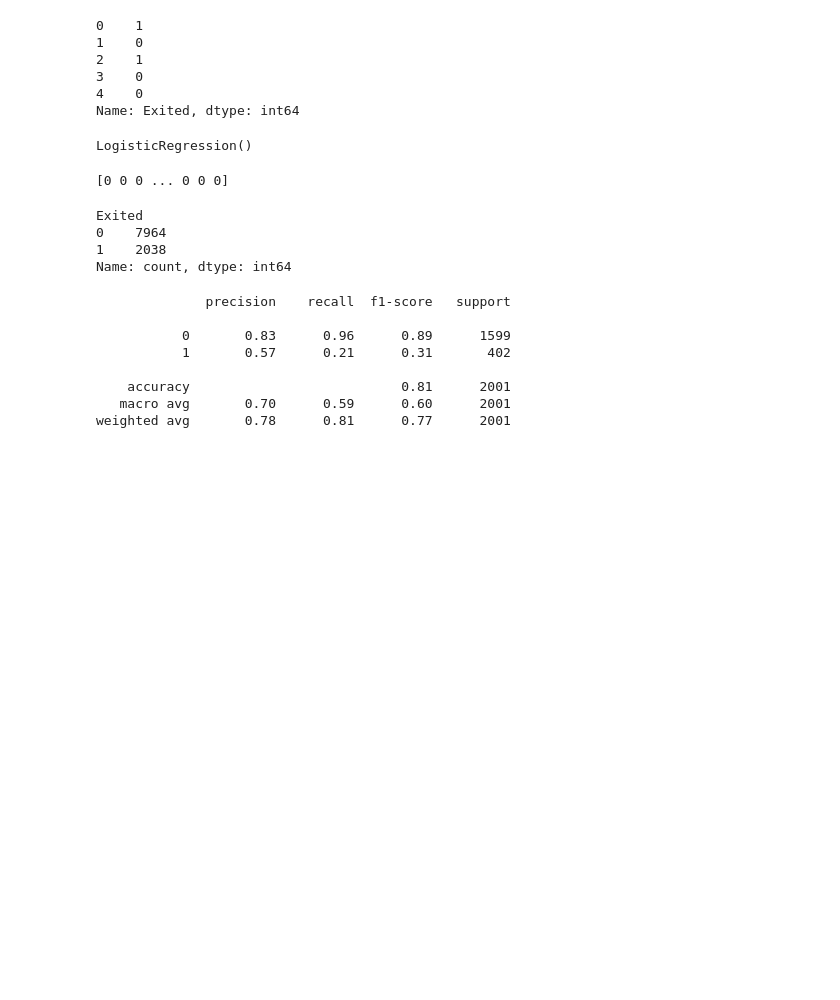
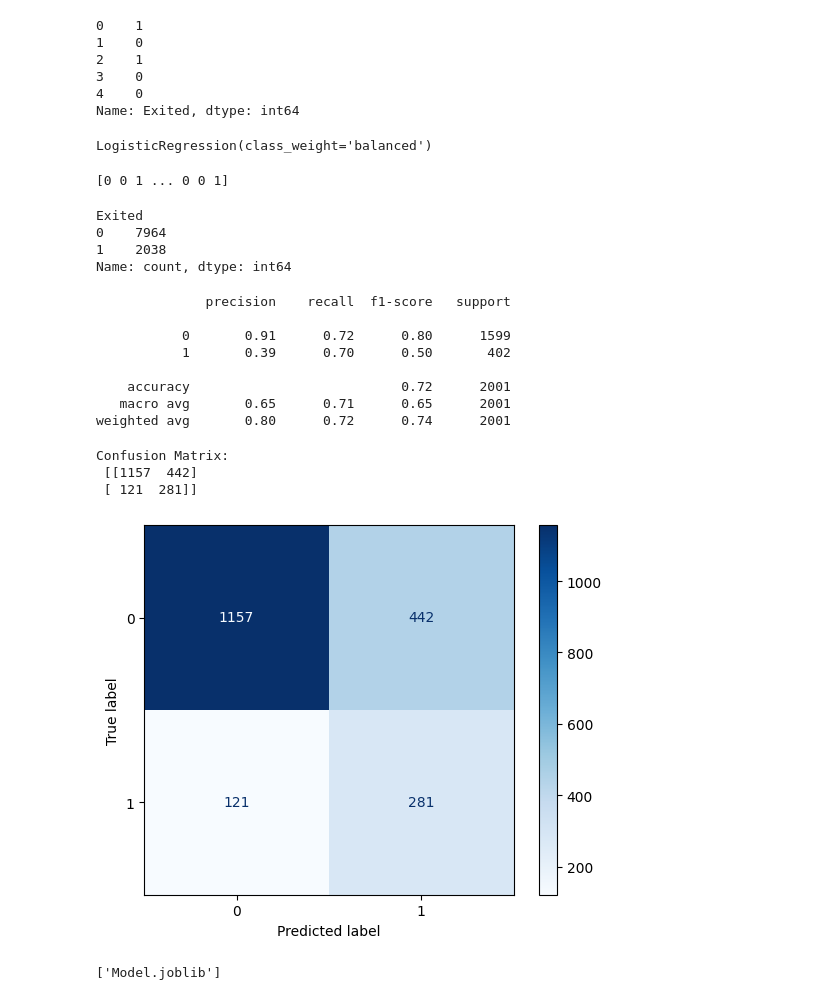
Before and after one commit to manan35122/Banking-Churn-Predictor-App, a Jupyter notebook: training.ipynb, the cells around one changed output. Cells and saved outputs as stored; diff of their text form; code cells hidden in the pictures; blank space fills up the shorter version.

```diff
--- a/training.ipynb
+++ b/training.ipynb
@@ -68,15 +71,15 @@ X = (X - X.mean()) / X.std()
 X_train,X_test,Y_train,Y_test = train_test_split(X,Y,test_size=0.2, random_state=42)
 
 
-model = LogisticRegression()
+model = LogisticRegression(class_weight="balanced")
 model.fit(X_train,Y_train)
 # %% [output]
-LogisticRegression()
+LogisticRegression(class_weight='balanced')
 # %%
 yp = model.predict(X_test)
 print(yp)
 # %% [output]
-[0 0 0 ... 0 0 0]
+[0 0 1 ... 0 0 1]
 # %%
 print(Y.value_counts())
 # %% [output]
@@ -85,14 +88,34 @@ Exited
 1    2038
 Name: count, dtype: int64
 # %%
-from sklearn.metrics import classification_report
+
 print(classification_report(Y_test, yp))
 # %% [output]
               precision    recall  f1-score   support
 
-           0       0.83      0.96      0.89      1599
-           1       0.57      0.21      0.31       402
+           0       0.91      0.72      0.80      1599
+           1       0.39      0.70      0.50       402
 
-    accuracy                           0.81      2001
-   macro avg       0.70      0.59      0.60      2001
-weighted avg       0.78      0.81      0.77      2001
+    accuracy                           0.72      2001
+   macro avg       0.65      0.71      0.65      2001
+weighted avg       0.80      0.72      0.74      2001
+# %%
+
+y_pred = model.predict(X_test)
+
+cm = confusion_matrix(Y_test, y_pred)
+
+print("Confusion Matrix:\n", cm)
+
+disp = ConfusionMatrixDisplay(confusion_matrix=cm)
+disp.plot(cmap='Blues')
+plt.show()
+# %% [output]
+Confusion Matrix:
+ [[1157  442]
+ [ 121  281]]
+[figure, added]
+# %%
+jb.dump(model,"Model.joblib")
+# %% [output]
+['Model.joblib']
```
Also changed, not shown: parts of 1 cell of this notebook, 3 other files.
